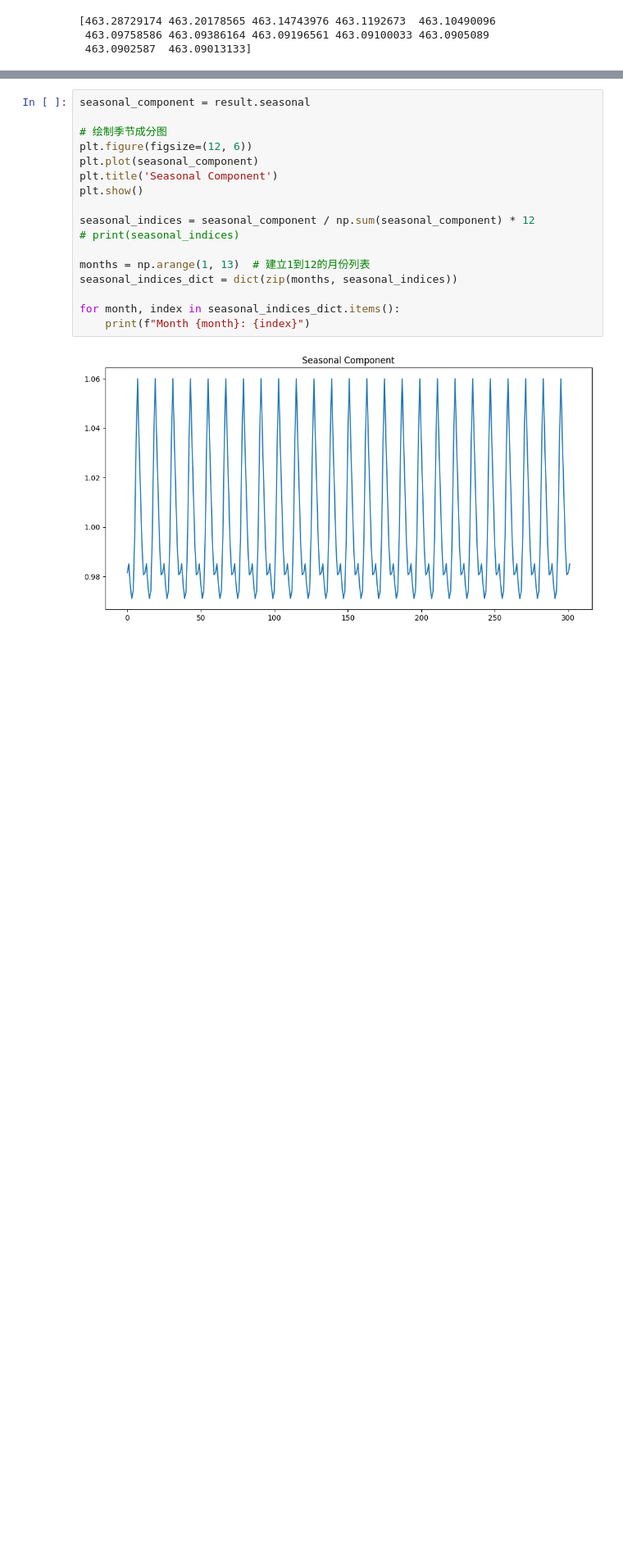
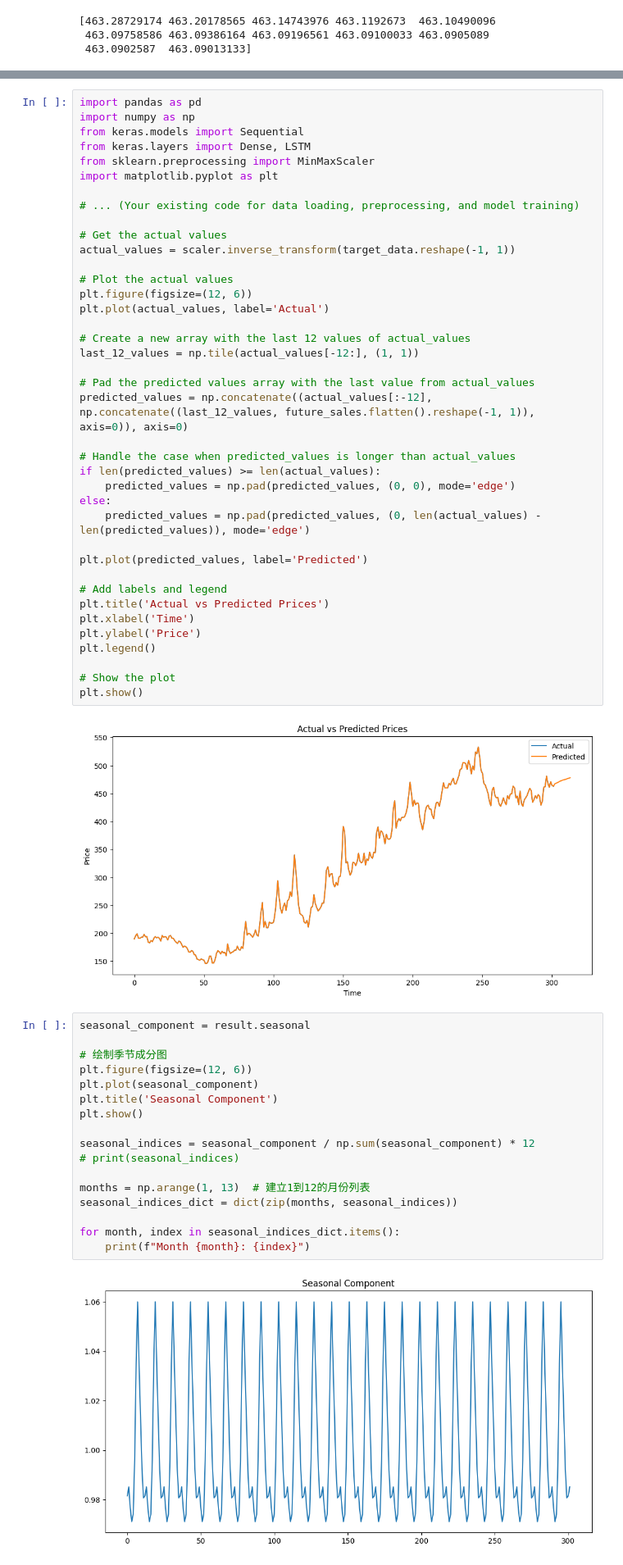
Before and after one commit to Nicktam32/MATH3836_DataMining_Project, a Jupyter notebook: DataMining_Script/1.1M.ipynb, the cells around one changed output, grey strips where cells are left out. Shown at 82% size. Saved outputs shown, nothing was run; the diff lists cells and outputs as text; blank space fills up the shorter version.

```diff
--- a/DataMining_Script/1.1M.ipynb
+++ b/DataMining_Script/1.1M.ipynb
@@ -158,3 +147,44 @@ Epoch 6/100
+# %%
+import pandas as pd
+import numpy as np
+from keras.models import Sequential
+from keras.layers import Dense, LSTM
+from sklearn.preprocessing import MinMaxScaler
+import matplotlib.pyplot as plt
+
+# ... (Your existing code for data loading, preprocessing, and model training)
+
+# Get the actual values
+actual_values = scaler.inverse_transform(target_data.reshape(-1, 1))
+
+# Plot the actual values
+plt.figure(figsize=(12, 6))
+plt.plot(actual_values, label='Actual')
+
+# Create a new array with the last 12 values of actual_values
+last_12_values = np.tile(actual_values[-12:], (1, 1))
+
+# Pad the predicted values array with the last value from actual_values
+predicted_values = np.concatenate((actual_values[:-12], np.concatenate((last_12_values, future_sales.flatten().reshape(-1, 1)), axis=0)), axis=0)
+
+# Handle the case when predicted_values is longer than actual_values
+if len(predicted_values) >= len(actual_values):
+    predicted_values = np.pad(predicted_values, (0, 0), mode='edge')
+else:
+    predicted_values = np.pad(predicted_values, (0, len(actual_values) - len(predicted_values)), mode='edge')
+
+plt.plot(predicted_values, label='Predicted')
+
+# Add labels and legend
+plt.title('Actual vs Predicted Prices')
+plt.xlabel('Time')
+plt.ylabel('Price')
+plt.legend()
+
+# Show the plot
+plt.show()
+# %% [output]
+[figure, added]
 # %%
 seasonal_component = result.seasonal
 
```
Also changed, not shown: parts of 4 cells of this notebook, 4 other files.
